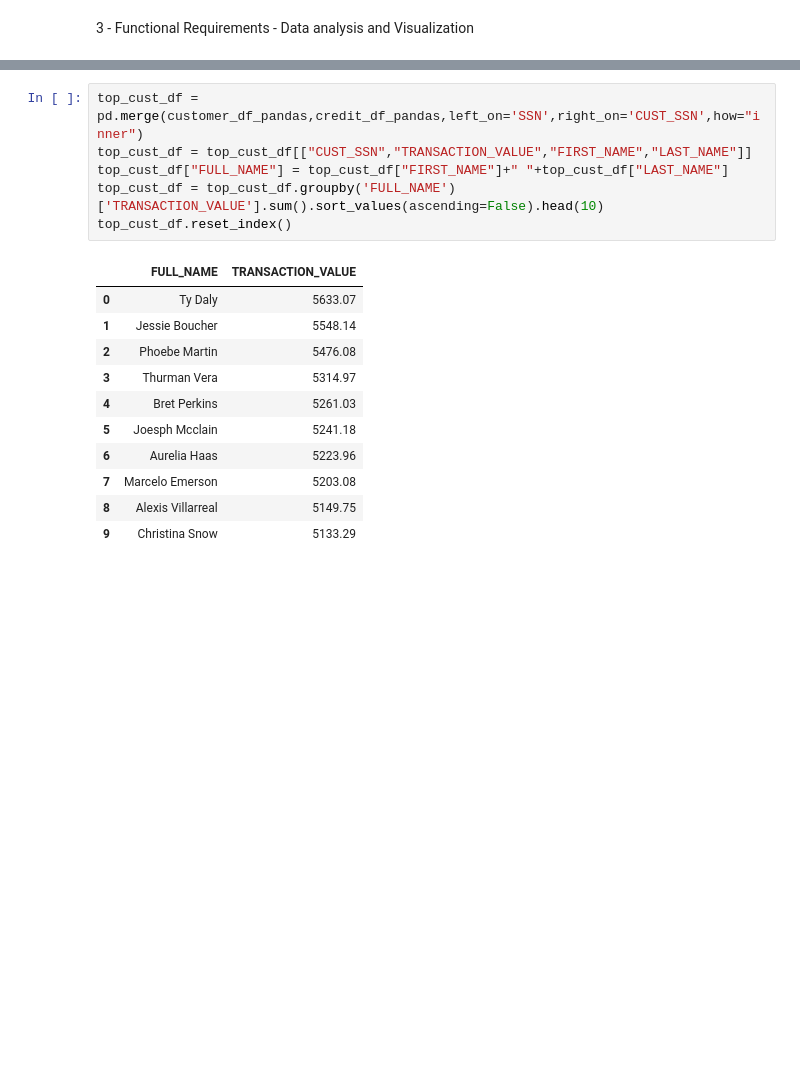
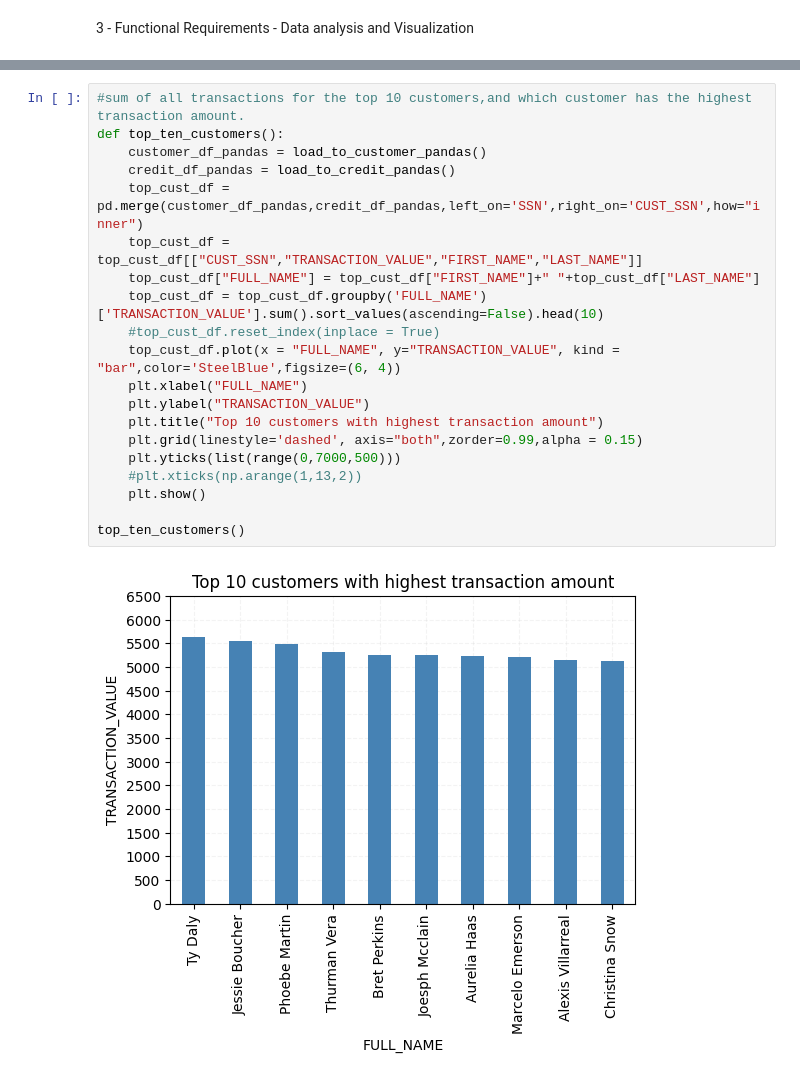
Before and after one commit to Priyakrishnan101/capstone, a Jupyter notebook: ETL_CS.ipynb, the cells around one changed output, grey strips where cells are left out. Cells and saved outputs as stored; diff of their text form; blank space fills up the shorter version.

```diff
--- a/ETL_CS.ipynb
+++ b/ETL_CS.ipynb
@@ -774,18 +786,22 @@ sum of all transactions for the top 10 customers,and which customer has the high
 # %%
-top_cust_df = pd.merge(customer_df_pandas,credit_df_pandas,left_on='SSN',right_on='CUST_SSN',how="inner")
-top_cust_df = top_cust_df[["CUST_SSN","TRANSACTION_VALUE","FIRST_NAME","LAST_NAME"]]
-top_cust_df["FULL_NAME"] = top_cust_df["FIRST_NAME"]+" "+top_cust_df["LAST_NAME"]
-top_cust_df = top_cust_df.groupby('FULL_NAME')['TRANSACTION_VALUE'].sum().sort_values(ascending=False).head(10)
-top_cust_df.reset_index()
+#sum of all transactions for the top 10 customers,and which customer has the highest transaction amount.
+def top_ten_customers():
+    customer_df_pandas = load_to_customer_pandas()
+    credit_df_pandas = load_to_credit_pandas()
+    top_cust_df = pd.merge(customer_df_pandas,credit_df_pandas,left_on='SSN',right_on='CUST_SSN',how="inner")
+    top_cust_df = top_cust_df[["CUST_SSN","TRANSACTION_VALUE","FIRST_NAME","LAST_NAME"]]
+    top_cust_df["FULL_NAME"] = top_cust_df["FIRST_NAME"]+" "+top_cust_df["LAST_NAME"]
+    top_cust_df = top_cust_df.groupby('FULL_NAME')['TRANSACTION_VALUE'].sum().sort_values(ascending=False).head(10)
+    #top_cust_df.reset_index(inplace = True)
+    top_cust_df.plot(x = "FULL_NAME", y="TRANSACTION_VALUE", kind = "bar",color='SteelBlue',figsize=(6, 4))
+    plt.xlabel("FULL_NAME")
+    plt.ylabel("TRANSACTION_VALUE")
+    plt.title("Top 10 customers with highest transaction amount")
+    plt.grid(linestyle='dashed', axis="both",zorder=0.99,alpha = 0.15)
+    plt.yticks(list(range(0,7000,500)))
+    #plt.xticks(np.arange(1,13,2))
+    plt.show()
+
+top_ten_customers()
 # %% [output]
-|  | FULL_NAME | TRANSACTION_VALUE |
-| 0 | Ty Daly | 5633.07 |
-| 1 | Jessie Boucher | 5548.14 |
-| 2 | Phoebe Martin | 5476.08 |
-| 3 | Thurman Vera | 5314.97 |
-| 4 | Bret Perkins | 5261.03 |
-| 5 | Joesph Mcclain | 5241.18 |
-| 6 | Aurelia Haas | 5223.96 |
-| 7 | Marcelo Emerson | 5203.08 |
-| 8 | Alexis Villarreal | 5149.75 |
-| 9 | Christina Snow | 5133.29 |
+[figure, added]
```
Also changed, not shown: parts of 22 cells of this notebook, 1 other file.
